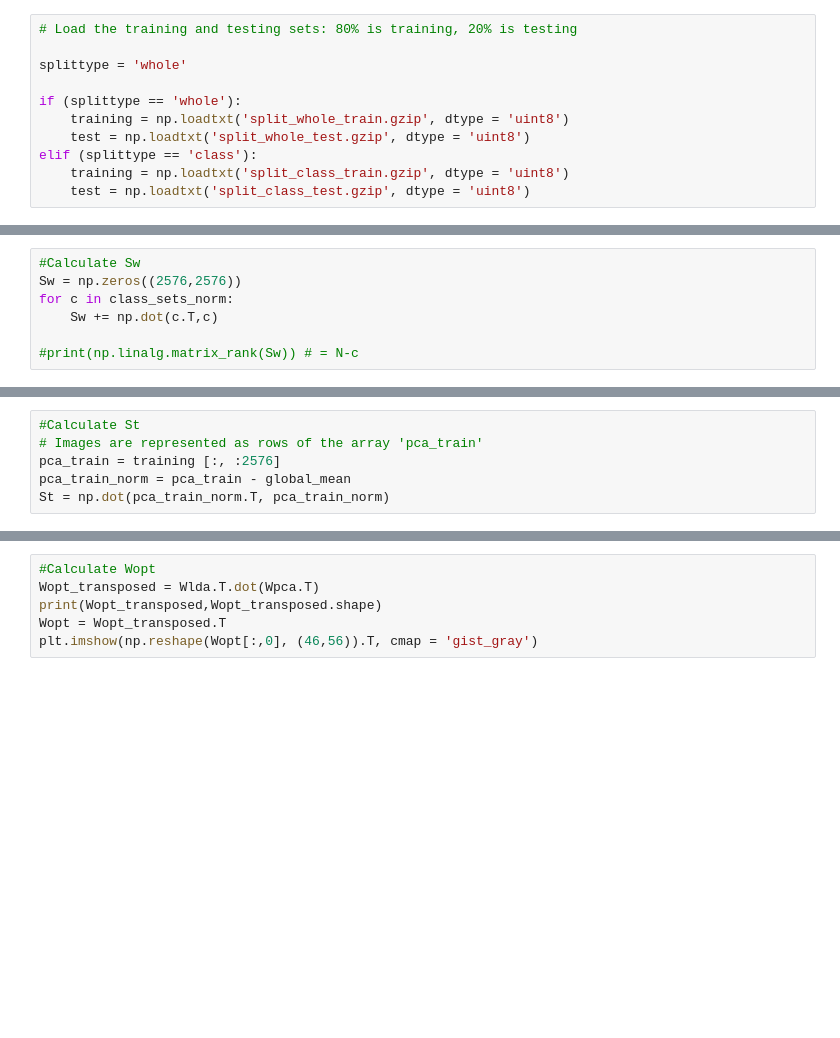
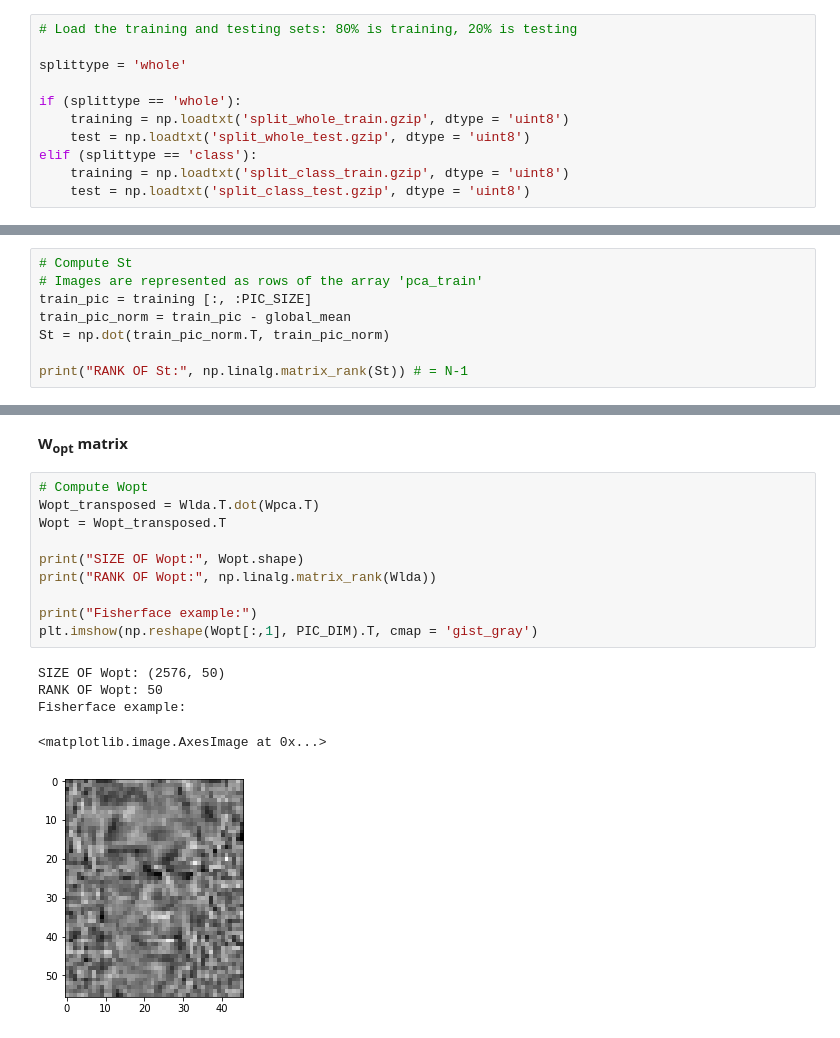
Before and after one commit to Karcsi127/patterrec1, a Jupyter notebook: exercise3.ipynb, the cells around one changed output, grey strips where cells are left out. Cells and saved outputs as stored; diff of their text form; blank space fills up the shorter version.

```diff
--- a/exercise3.ipynb
+++ b/exercise3.ipynb
@@ -71,7 +81,0 @@ print(class_sets_norm[0].shape)
-# %%
-#Calculate Sw
-Sw = np.zeros((2576,2576))
-for c in class_sets_norm:
-    Sw += np.dot(c.T,c)
-
-#print(np.linalg.matrix_rank(Sw)) # = N-c
@@ -78,6 +84,8 @@ for c in class_sets_norm:
 # %%
-#Calculate St
+# Compute St
 # Images are represented as rows of the array 'pca_train'
-pca_train = training [:, :2576]
-pca_train_norm = pca_train - global_mean
-St = np.dot(pca_train_norm.T, pca_train_norm)
+train_pic = training [:, :PIC_SIZE]
+train_pic_norm = train_pic - global_mean
+St = np.dot(train_pic_norm.T, train_pic_norm)
+
+print("RANK OF St:", np.linalg.matrix_rank(St)) # = N-1
@@ -151,6 +162,18 @@ print(Wlda, Wlda.shape)
+# %% [markdown]
+<b>W<sub>opt</sub> matrix</b>
 # %%
-#Calculate Wopt
+# Compute Wopt
 Wopt_transposed = Wlda.T.dot(Wpca.T)
-print(Wopt_transposed,Wopt_transposed.shape)
 Wopt = Wopt_transposed.T
-plt.imshow(np.reshape(Wopt[:,0], (46,56)).T, cmap = 'gist_gray')
+
+print("SIZE OF Wopt:", Wopt.shape)
+print("RANK OF Wopt:", np.linalg.matrix_rank(Wlda))
+
+print("Fisherface example:")
+plt.imshow(np.reshape(Wopt[:,1], PIC_DIM).T, cmap = 'gist_gray')
+# %% [output]
+SIZE OF Wopt: (2576, 50)
+RANK OF Wopt: 50
+Fisherface example:
+<matplotlib.image.AxesImage at 0x...>
+[figure, added]
```
Also changed, not shown: parts of 25 cells of this notebook.
